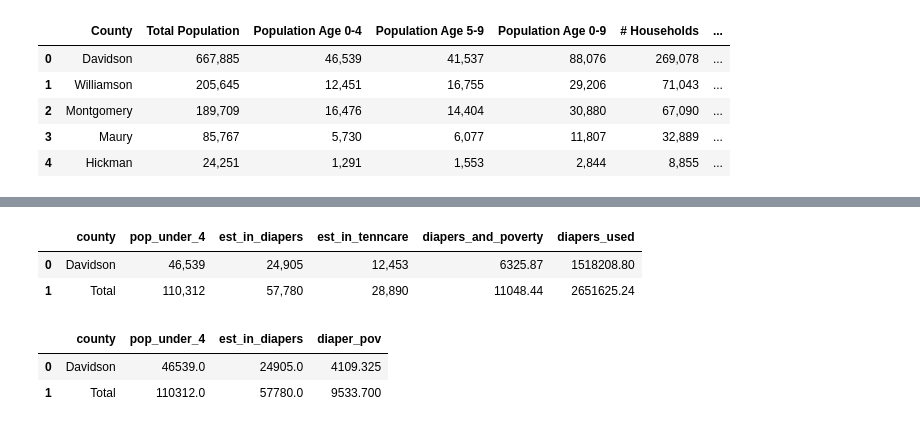
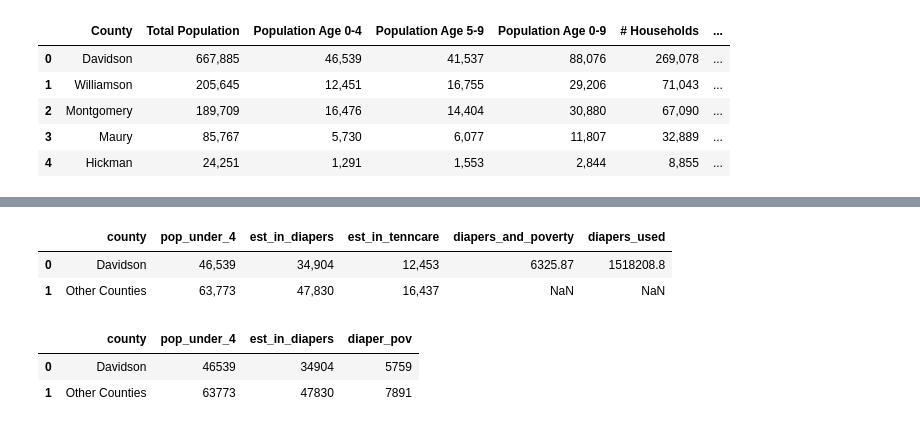
Before and after one commit to paulballenger/nashville_diaper_connection, a Jupyter notebook: notebooks/remaining_need.ipynb, the cells around one changed output, grey strips where cells are left out. Cells and saved outputs as stored; diff of their text form; code cells hidden in the pictures.

```diff
--- a/notebooks/remaining_need.ipynb
+++ b/notebooks/remaining_need.ipynb
@@ -61,25 +62,26 @@ memory usage: 656.0+ bytes
 # %%
 #drop unneeded rows
-county_stats = county_stats.drop(county_stats.index[[1,2,3,4,5,6,7,8,9]]).reset_index()
+county_stats = county_stats.drop(county_stats.index[[1,2,3,4,5,6,7,8,9,10]]).reset_index()
 county_stats = county_stats.drop(columns=['index'])
 county_stats
 # %% [output]
 |  | county | pop_under_4 | est_in_diapers | est_in_tenncare | diapers_and_poverty | diapers_used |
-| 0 | Davidson | 46,539 | 24,905 | 12,453 | 6325.87 | 1518208.80 |
-| 1 | Total | 110,312 | 57,780 | 28,890 | 11048.44 | 2651625.24 |
+| 0 | Davidson | 46,539 | 34,904 | 12,453 | 6325.87 | 1518208.8 |
+| 1 | Other Counties | 63,773 | 47,830 | 16,437 | NaN | NaN |
 # %%
 #drop some more columns
 county_stats = county_stats.drop(columns=['est_in_tenncare', 'diapers_and_poverty', 'diapers_used'])
 #convert columns to integers
-county_stats['pop_under_4'] = county_stats['pop_under_4'].str.replace(',', '').astype(float)
-county_stats['est_in_diapers'] = county_stats['est_in_diapers'].str.replace(',', '').astype(float)
+county_stats['pop_under_4'] = county_stats['pop_under_4'].str.replace(',', '').astype(int)
+county_stats['est_in_diapers'] = county_stats['est_in_diapers'].str.replace(',', '').astype(int)
 #add some columns (16.5% from https://www.sycamoreinstitutetn.org/census-tn-economy-2018/)
 county_stats['diaper_pov'] = county_stats['est_in_diapers']*.165
+county_stats['diaper_pov'] = county_stats['diaper_pov'].astype(int)
 county_stats
 # %% [output]
 |  | county | pop_under_4 | est_in_diapers | diaper_pov |
-| 0 | Davidson | 46539.0 | 24905.0 | 4109.325 |
-| 1 | Total | 110312.0 | 57780.0 | 9533.700 |
+| 0 | Davidson | 46539 | 34904 | 5759 |
+| 1 | Other Counties | 63773 | 47830 | 7891 |
 # %%
 #import NDC deliveries csv
 total_by_county = pd.read_csv('../files/total_by_county.csv')
```
Also changed, not shown: parts of 11 cells of this notebook, 8 other files.
